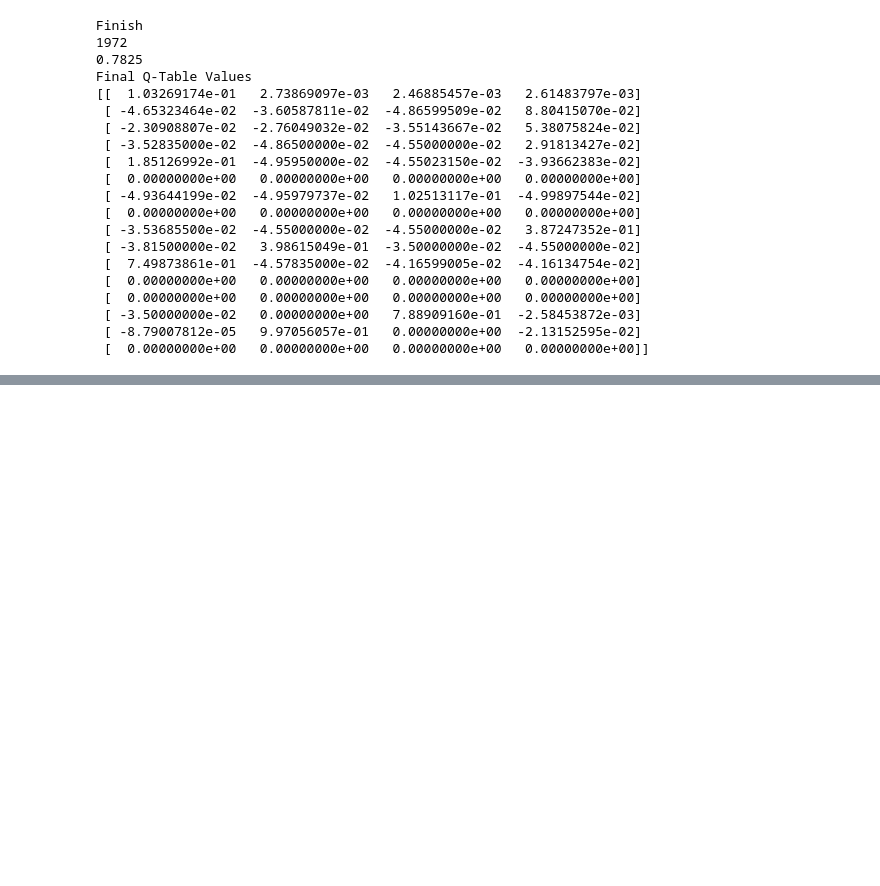
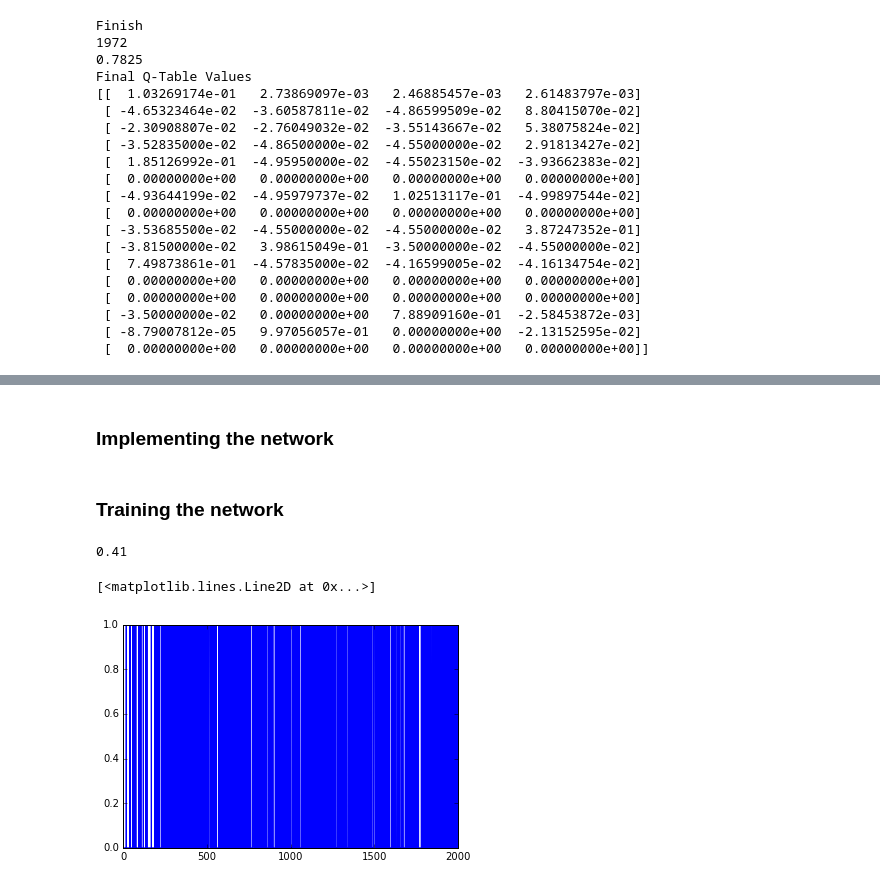
Before and after one commit to camigord/OpenAI_ReinforcementLearning, a Jupyter notebook: FrozenLake-v0.ipynb, the cells around one changed output, grey strips where cells are left out. Cells and saved outputs as stored; diff of their text form; code cells hidden in the pictures; blank space fills up the shorter version.

```diff
--- a/FrozenLake-v0.ipynb
+++ b/FrozenLake-v0.ipynb
@@ -175,0 +185,68 @@ Final Q-Table Values
+# %% [markdown]
+### Implementing the network
+# %%
+# One-layer network
+tf.reset_default_graph()
+inputs = tf.placeholder(shape=[1,16],dtype=tf.float32)
+W = tf.Variable(tf.random_uniform([16,4],0,0.01))
+Q_out = tf.matmul(inputs,W)
+prediction= tf.argmax(Q_out,1)
+
+# Loss function
+next_Q = tf.placeholder(shape=[1,4],dtype=tf.float32)
+loss = tf.reduce_sum(tf.square(next_Q-Q_out))
+optimizer = tf.train.GradientDescentOptimizer(learning_rate=0.1).minimize(loss)
+# %% [markdown]
+### Training the network
+# %%
+init = tf.initialize_all_variables()
+gamma = 0.99        # Discount factor
+epsilon = 0.1       # Exploration factor
+num_episodes = 2000 # Number of episodes
+max_steps_per_episode = 100
+
+hist_reward = []    # List to store the total reward collected per episode
+hist_num_steps = [] # List to store the number of steps per episode
+
+with tf.Session() as sess:
+    sess.run(init)
+    for episode in range(num_episodes):
+        # Resets environment and gets first observation
+        state = env.reset()
+        cum_reward = 0   # Cumulative reward per episode
+
+        for step in range(max_steps_per_episode):
+            # Choose an action greedily (WITH A CHANCE OF RANDOM)
+            one_hot_state = np.identity(16)[state:state+1]  # one-hot representation of the states
+            a, all_Q = sess.run([prediction,Q_out],feed_dict={inputs: one_hot_state})
+            if np.random.rand(1) < epsilon:
+                # Explore
+                a[0] = env.action_space.sample()
+            new_state, reward, done, _ = env.step(a[0])
+
+            # Obtain Q' values for the new state
+            Q1 = sess.run(Q_out, feed_dict={inputs:np.identity(16)[new_state:new_state+1]})
+            # Obtain maxQ
+            maxQ1 = np.max(Q1)
+            # Set target value for chosen action
+            target_Q = all_Q
+            target_Q[0,a[0]] = reward + gamma*maxQ1
+
+            # Train the network using the target Q
+            _, W1 = sess.run([optimizer,W],feed_dict={inputs:np.identity(16)[state:state+1],next_Q:target_Q})
+
+            cum_reward+=reward
+            state = new_state
+            if done==True:
+                break
+        hist_num_steps.append(step)
+        hist_reward.append(cum_reward)
+
+print(np.mean(hist_reward[-100:]))
+# %% [output]
+0.41
+# %%
+plt.plot(hist_reward)
+# %% [output]
+[<matplotlib.lines.Line2D at 0x...>]
+[figure, added]
```
Also changed, not shown: parts of 4 cells of this notebook.
